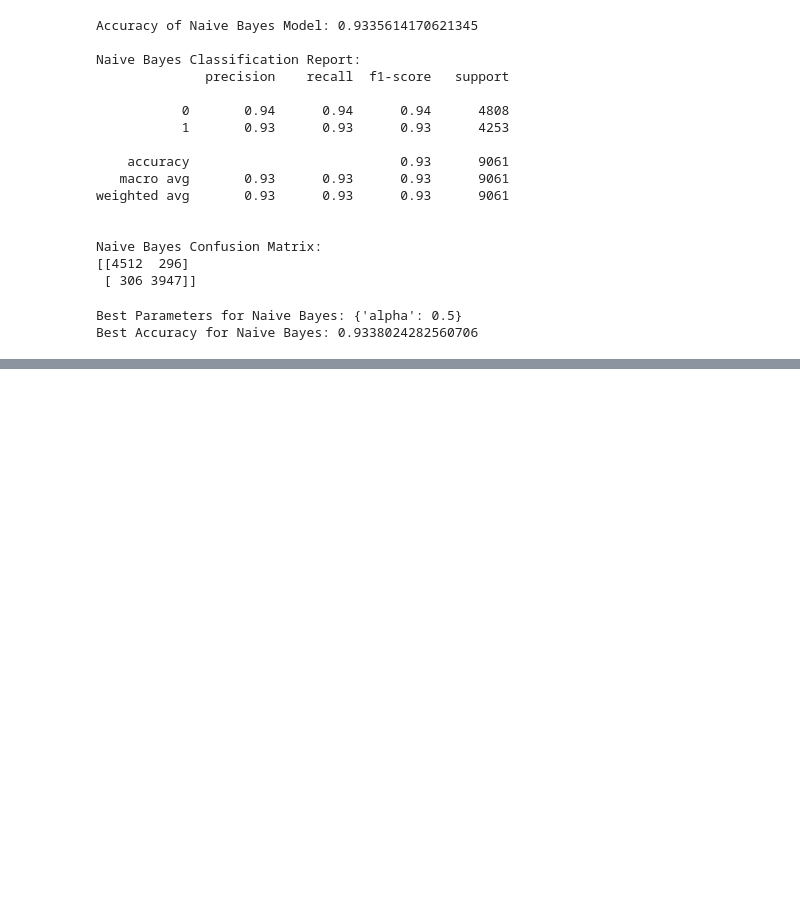
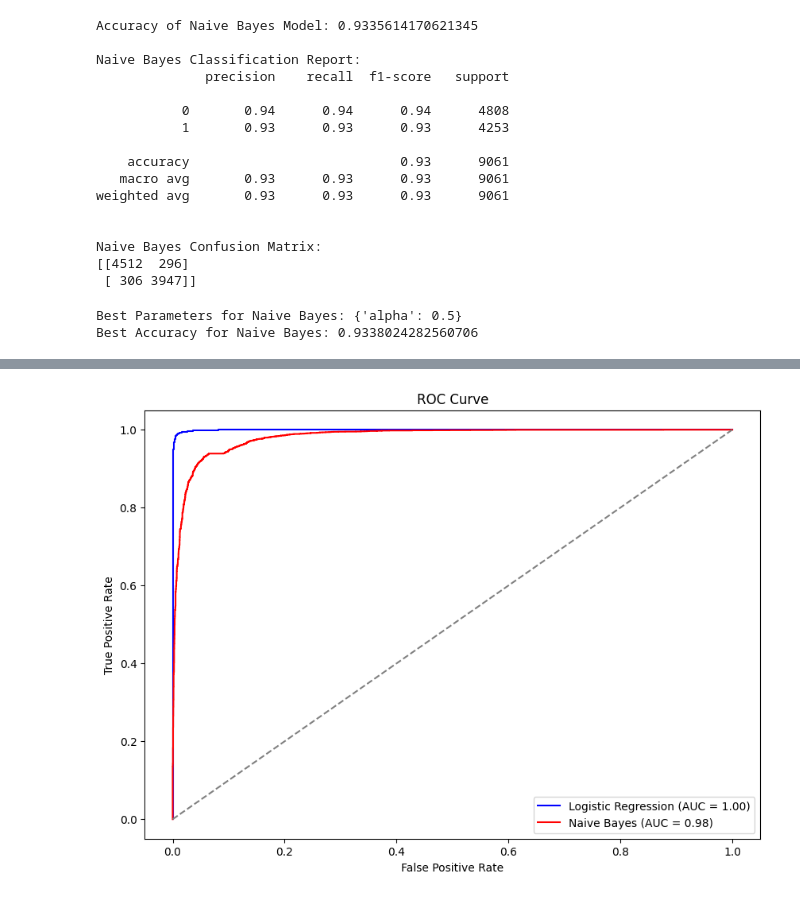
Before and after one commit to OgunmodedePeacePax/Brainwave_Matrix_Intern, a Jupyter notebook: Brainwave_Intern.ipynb, the cells around one changed output, grey strips where cells are left out. Saved outputs shown, nothing was run; the diff lists cells and outputs as text; code cells hidden in the pictures; blank space fills up the shorter version.

```diff
--- a/Brainwave_Intern.ipynb
+++ b/Brainwave_Intern.ipynb
@@ -309,0 +314,22 @@ print(confusion_matrix(y_test, svm_pred))
+# %%
+from sklearn.metrics import roc_curve, roc_auc_score
+
+y_proba_log_reg = model.predict_proba(X_test)[:, 1]
+fpr_log_reg, tpr_log_reg, _ = roc_curve(y_test, y_proba_log_reg)
+roc_auc_log_reg = roc_auc_score(y_test, y_proba_log_reg)
+
+y_proba_nb = nb_model.predict_proba(X_test)[:, 1]
+fpr_nb, tpr_nb, _ = roc_curve(y_test, y_proba_nb)
+roc_auc_nb = roc_auc_score(y_test, y_proba_nb)
+
+plt.figure(figsize=(10, 7))
+plt.plot(fpr_log_reg, tpr_log_reg, color='blue', label=f'Logistic Regression (AUC = {roc_auc_log_reg:.2f})')
+plt.plot(fpr_nb, tpr_nb, color='red', label=f'Naive Bayes (AUC = {roc_auc_nb:.2f})')
+plt.plot([0, 1], [0, 1], color='gray', linestyle='--')
+plt.xlabel('False Positive Rate')
+plt.ylabel('True Positive Rate')
+plt.title('ROC Curve')
+plt.legend(loc='lower right')
+plt.show()
+# %% [output]
+[figure, added]
```
Also changed, not shown: parts of 9 cells of this notebook.
